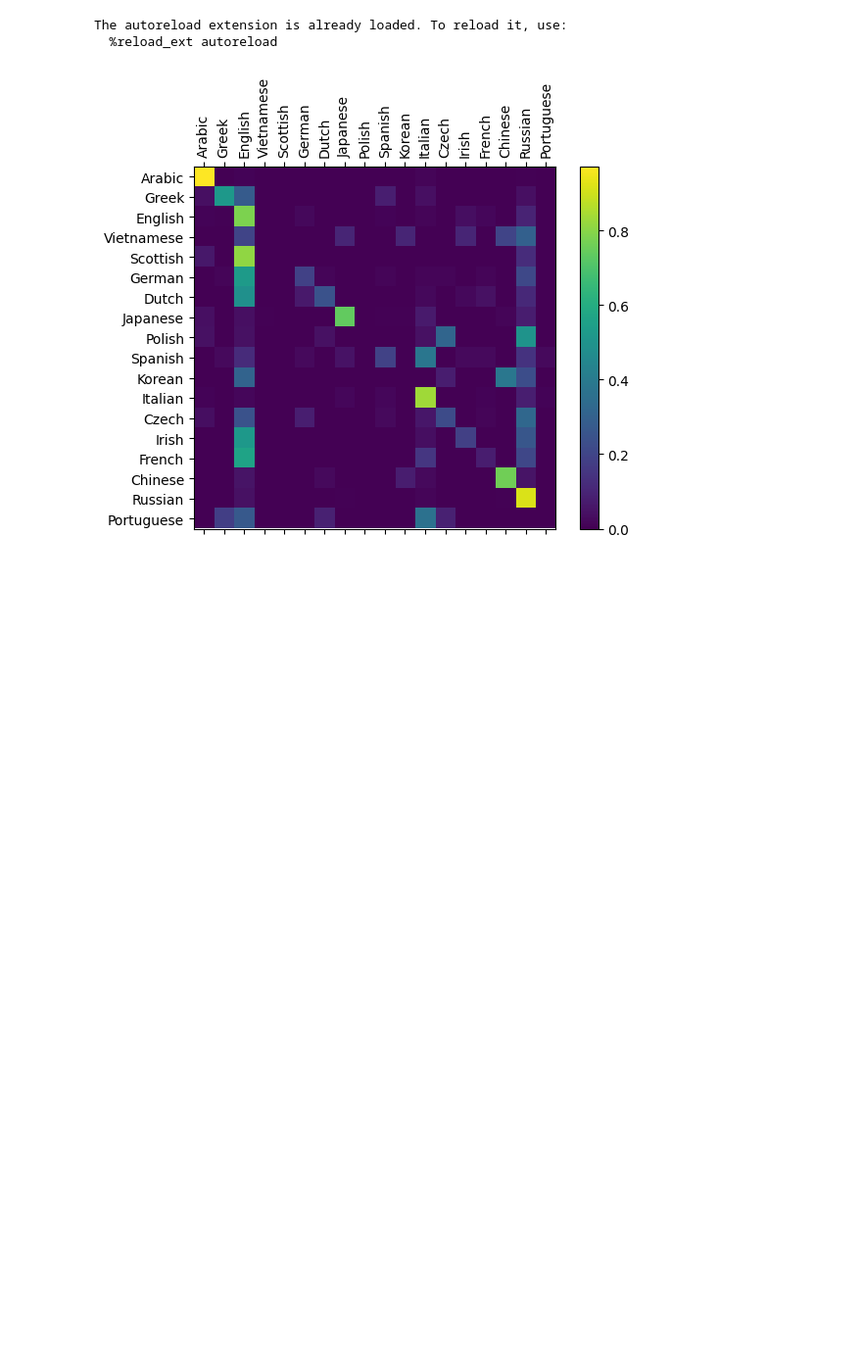
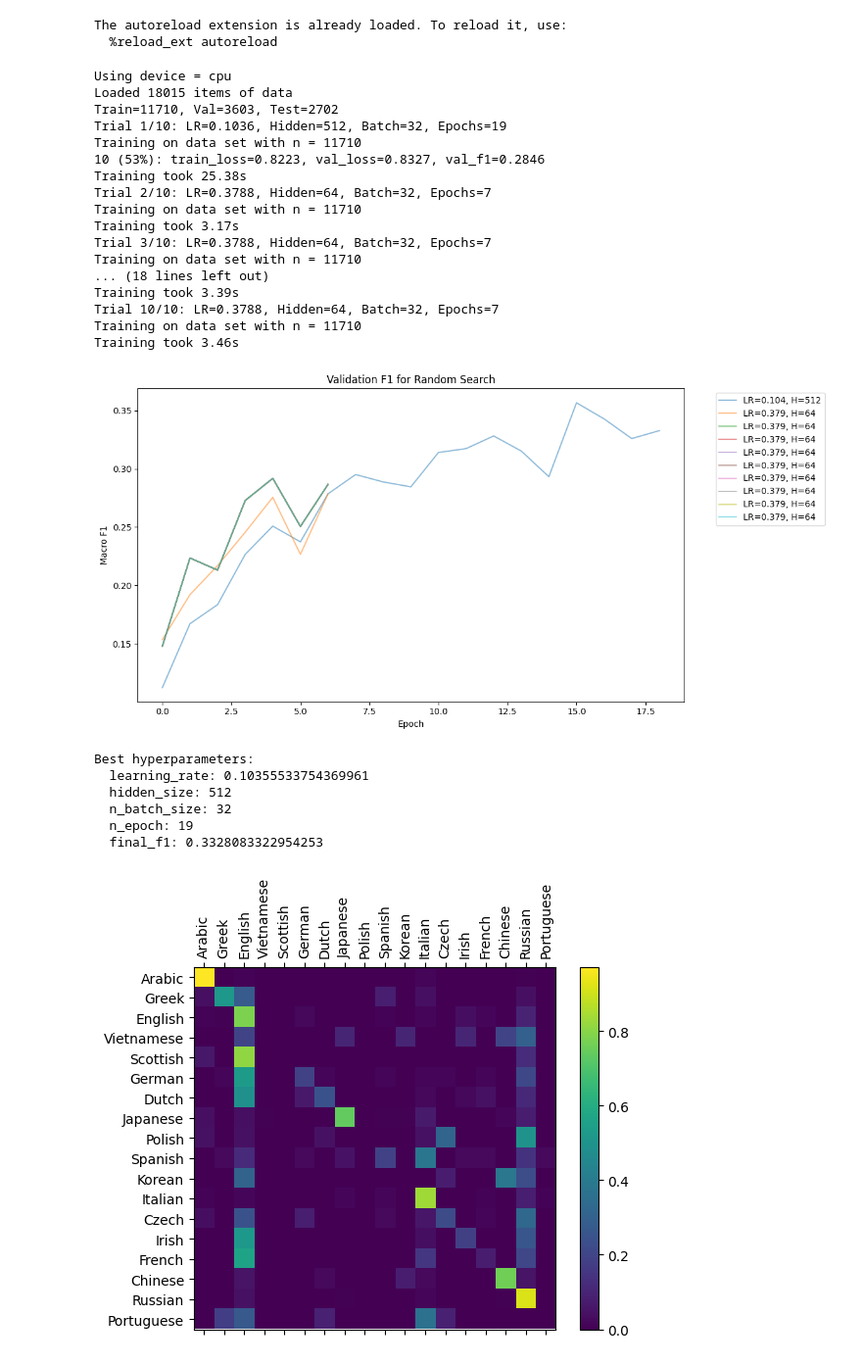
Before and after one commit to nofable/ml-rnn-names, a Jupyter notebook: notebooks/rnn.ipynb, the cells around one changed output. Shown at 98% size. Cells and saved outputs as stored; diff of their text form; code cells hidden in the pictures; blank space fills up the shorter version.

Commit message:
F1 Macro metric and plan.md

```diff
--- a/notebooks/rnn.ipynb
+++ b/notebooks/rnn.ipynb
@@ -19,7 +19,7 @@ The autoreload extension is already loaded. To reload it, use:
 # %%
 # Perform Random Search to find suitable hyperparameters
 device = torch_device_setup()
-train_set, _, test_set, labels_uniq = load_data(device)
+train_set, val_set, test_set, labels_uniq = load_data(device, validation_split=0.2)
 
 n_trials = 5  # Number of random combinations to try
 
@@ -38,6 +38,7 @@ results = []
 plt.figure(figsize=(12, 6))
 
 for trial in range(n_trials):
+    set_seed(trial, device)
     # Randomly sample hyperparameters
     hidden_size = int(np.random.choice(param_ranges["hidden_size"]))
     learning_rate = np.random.uniform(*param_ranges["learning_rate"])
@@ -52,43 +53,72 @@ for trial in range(n_trials):
     }
 
     print(
         f"Trial {trial + 1}/{n_trials}: LR={learning_rate:.4f}, "
         f"Hidden={hidden_size}, Batch={n_batch_size}, Epochs={n_epoch}"
     )
 
     rnn = CharRNN(**model_parameters)
     result = train(
-        model=rnn, training_data=train_set, **hyper_parameters, device=device
+        model=rnn,
+        training_data=train_set,
+        validation_data=val_set,
+        **hyper_parameters,
+        device=device,
     )
-    all_losses = result["train_losses"]
+    val_f1s = result["val_f1s"]
 
     # Store results
     results.append(
         {
             "learning_rate": learning_rate,
             "hidden_size": hidden_size,
             "n_batch_size": n_batch_size,
             "n_epoch": n_epoch,
-            "final_loss": all_losses[-1],
-            "all_losses": all_losses,
+            "final_f1": val_f1s[-1],
+            "val_f1s": val_f1s,
         }
     )
 
-    plt.plot(all_losses, alpha=0.5, label=f"LR={learning_rate:.3f}, H={hidden_size}")
+    plt.plot(val_f1s, alpha=0.5, label=f"LR={learning_rate:.3f}, H={hidden_size}")
 
 plt.legend(bbox_to_anchor=(1.05, 1), loc="upper left")
-plt.xlabel("Iteration")
-plt.ylabel("Loss")
-plt.title("Training Loss for Random Search")
+plt.xlabel("Epoch")
+plt.ylabel("Macro F1")
+plt.title("Validation F1 for Random Search")
 plt.tight_layout()
 plt.show()
 
 # Find best hyperparameters
-best_trial = min(results, key=lambda x: x["final_loss"])
+best_trial = max(results, key=lambda x: x["final_f1"])
 print("\nBest hyperparameters:")
 for key, value in best_trial.items():
-    if key != "all_losses":
+    if key != "val_f1s":
         print(f"  {key}: {value}")
+# %% [output]
+Using device = cpu
+Loaded 18015 items of data
+Train=11710, Val=3603, Test=2702
+Trial 1/10: LR=0.1036, Hidden=512, Batch=32, Epochs=19
+Training on data set with n = 11710
+10 (53%): train_loss=0.8223, val_loss=0.8327, val_f1=0.2846
+Training took 25.38s
+Trial 2/10: LR=0.3788, Hidden=64, Batch=32, Epochs=7
+Training on data set with n = 11710
+Training took 3.17s
+Trial 3/10: LR=0.3788, Hidden=64, Batch=32, Epochs=7
+Training on data set with n = 11710
+... (18 lines left out)
+Training took 3.39s
+Trial 10/10: LR=0.3788, Hidden=64, Batch=32, Epochs=7
+Training on data set with n = 11710
+Training took 3.46s
+[figure, added]
+Best hyperparameters:
+  learning_rate: 0.10355533754369961
+  hidden_size: 512
+  n_batch_size: 32
+  n_epoch: 19
+  final_f1: 0.3328083322954253
 # %%
 device = torch_device_setup()
 train_set, _, test_set, labels_uniq = load_data(device)
```
Also changed, not shown: parts of 1 cell of this notebook, 7 other files.
